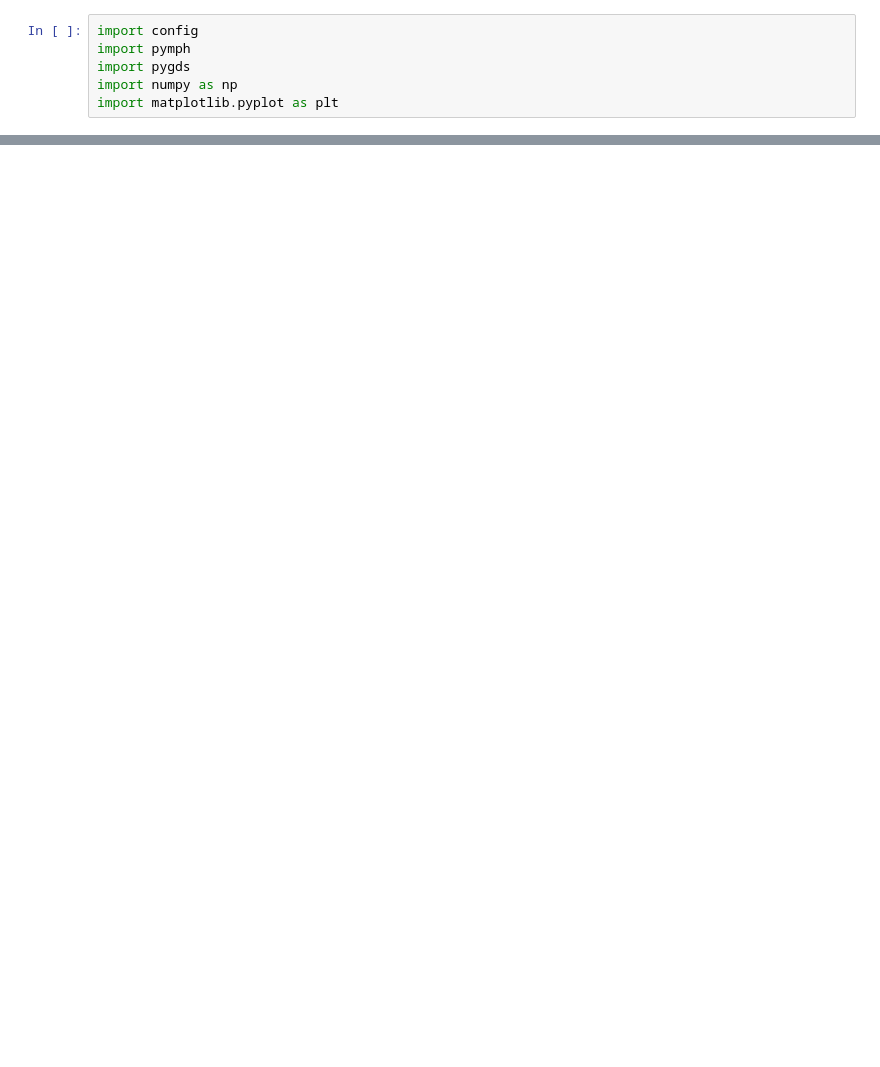
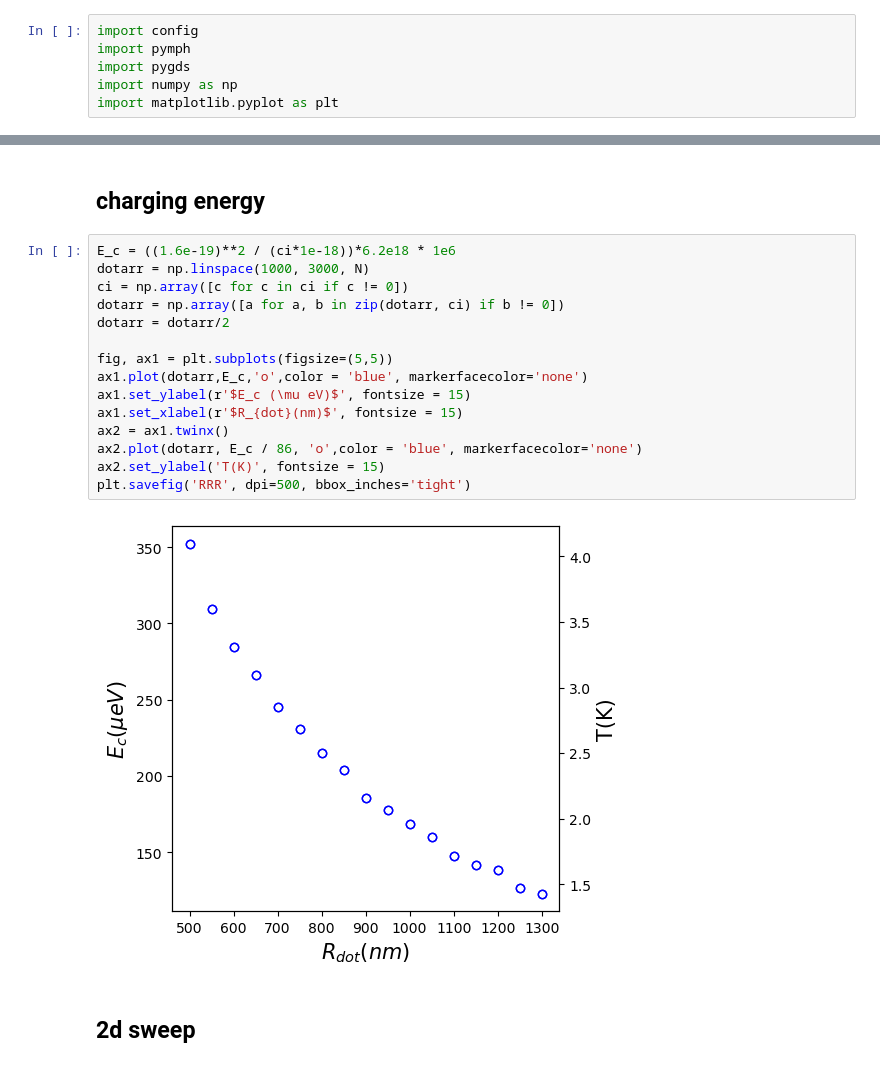
Before and after one commit to BingchengSuo/PYVA, a Jupyter notebook: measurements.ipynb, the cells around one changed output, grey strips where cells are left out. Cells and saved outputs as stored; diff of their text form; blank space fills up the shorter version.

```diff
--- a/measurements.ipynb
+++ b/measurements.ipynb
@@ -55,0 +73,21 @@ array([[9.76439211e+14, 1.98053732e+14],
+# %% [markdown]
+## charging energy
+# %%
+E_c = ((1.6e-19)**2 / (ci*1e-18))*6.2e18 * 1e6
+dotarr = np.linspace(1000, 3000, N)
+ci = np.array([c for c in ci if c != 0])
+dotarr = np.array([a for a, b in zip(dotarr, ci) if b != 0])
+dotarr = dotarr/2
+
+fig, ax1 = plt.subplots(figsize=(5,5))
+ax1.plot(dotarr,E_c,'o',color = 'blue', markerfacecolor='none')
+ax1.set_ylabel(r'$E_c (\mu eV)$', fontsize = 15)
+ax1.set_xlabel(r'$R_{dot}(nm)$', fontsize = 15)
+ax2 = ax1.twinx()
+ax2.plot(dotarr, E_c / 86, 'o',color = 'blue', markerfacecolor='none')
+ax2.set_ylabel('T(K)', fontsize = 15)
+plt.savefig('RRR', dpi=500, bbox_inches='tight')
+# %% [output]
+[figure, added]
+# %% [markdown]
+## 2d sweep
```
Also changed, not shown: parts of 12 cells of this notebook, 9 other files.
